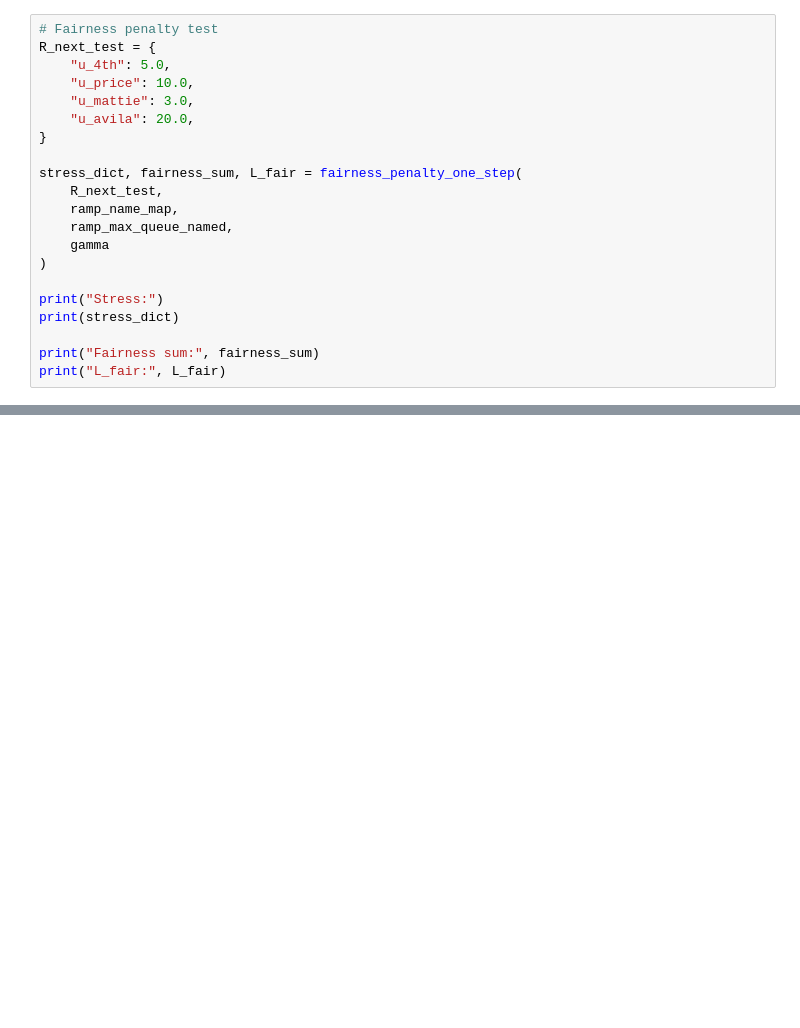
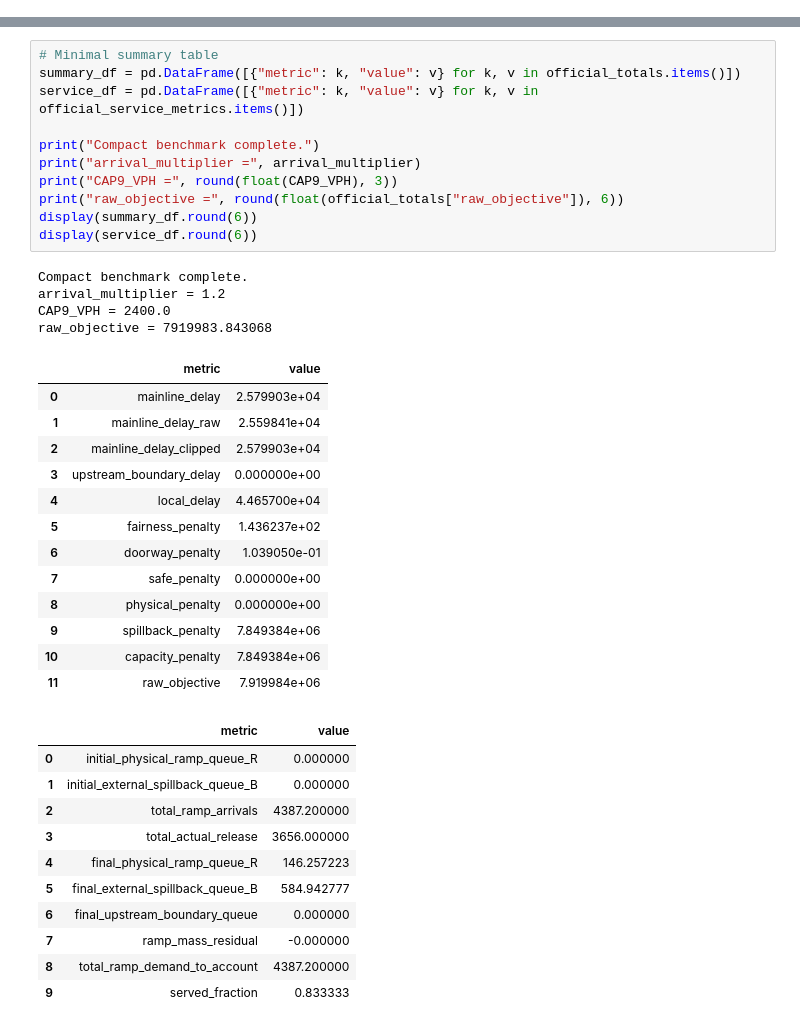
Before and after one commit to IsaacHusaiin/ADMM-Highway-Delay-Control, a Jupyter notebook: Benchmark_calculation.ipynb, the cells around one changed output, grey strips where cells are left out. Drawn from its saved outputs; the diff is of its cells as text; blank space fills up the shorter version.

Commit message:
Update benchmark calculation notebook

```diff
--- a/Benchmark_calculation.ipynb
+++ b/Benchmark_calculation.ipynb
@@ -3450,21 +0,0 @@ def fairness_penalty_one_step(
-# %%
-# Fairness penalty test
-R_next_test = {
-    "u_4th": 5.0,
-    "u_price": 10.0,
-    "u_mattie": 3.0,
-    "u_avila": 20.0,
-}
-
-stress_dict, fairness_sum, L_fair = fairness_penalty_one_step(
-    R_next_test,
-    ramp_name_map,
-    ramp_max_queue_named,
-    gamma
-)
-
-print("Stress:")
-print(stress_dict)
-
-print("Fairness sum:", fairness_sum)
-print("L_fair:", L_fair)
@@ -7367,0 +4377,40 @@ PASS: per-ramp mass is conserved.
+# %%
+# Minimal summary table
+summary_df = pd.DataFrame([{"metric": k, "value": v} for k, v in official_totals.items()])
+service_df = pd.DataFrame([{"metric": k, "value": v} for k, v in official_service_metrics.items()])
+
+print("Compact benchmark complete.")
+print("arrival_multiplier =", arrival_multiplier)
+print("CAP9_VPH =", round(float(CAP9_VPH), 3))
+print("raw_objective =", round(float(official_totals["raw_objective"]), 6))
+display(summary_df.round(6))
+display(service_df.round(6))
+# %% [output]
+Compact benchmark complete.
+arrival_multiplier = 1.2
+CAP9_VPH = 2400.0
+raw_objective = 7919983.843068
+|  | metric | value |
+| 0 | mainline_delay | 2.579903e+04 |
+| 1 | mainline_delay_raw | 2.559841e+04 |
+| 2 | mainline_delay_clipped | 2.579903e+04 |
+| 3 | upstream_boundary_delay | 0.000000e+00 |
+| 4 | local_delay | 4.465700e+04 |
+| 5 | fairness_penalty | 1.436237e+02 |
+| 6 | doorway_penalty | 1.039050e-01 |
+| 7 | safe_penalty | 0.000000e+00 |
+| 8 | physical_penalty | 0.000000e+00 |
+| 9 | spillback_penalty | 7.849384e+06 |
+| 10 | capacity_penalty | 7.849384e+06 |
+| 11 | raw_objective | 7.919984e+06 |
+|  | metric | value |
+| 0 | initial_physical_ramp_queue_R | 0.000000 |
+| 1 | initial_external_spillback_queue_B | 0.000000 |
+| 2 | total_ramp_arrivals | 4387.200000 |
+| 3 | total_actual_release | 3656.000000 |
+| 4 | final_physical_ramp_queue_R | 146.257223 |
+| 5 | final_external_spillback_queue_B | 584.942777 |
+| 6 | final_upstream_boundary_queue | 0.000000 |
+| 7 | ramp_mass_residual | -0.000000 |
+| 8 | total_ramp_demand_to_account | 4387.200000 |
+| 9 | served_fraction | 0.833333 |
```
Also changed, not shown: parts of 58 cells of this notebook, 4 other files.
